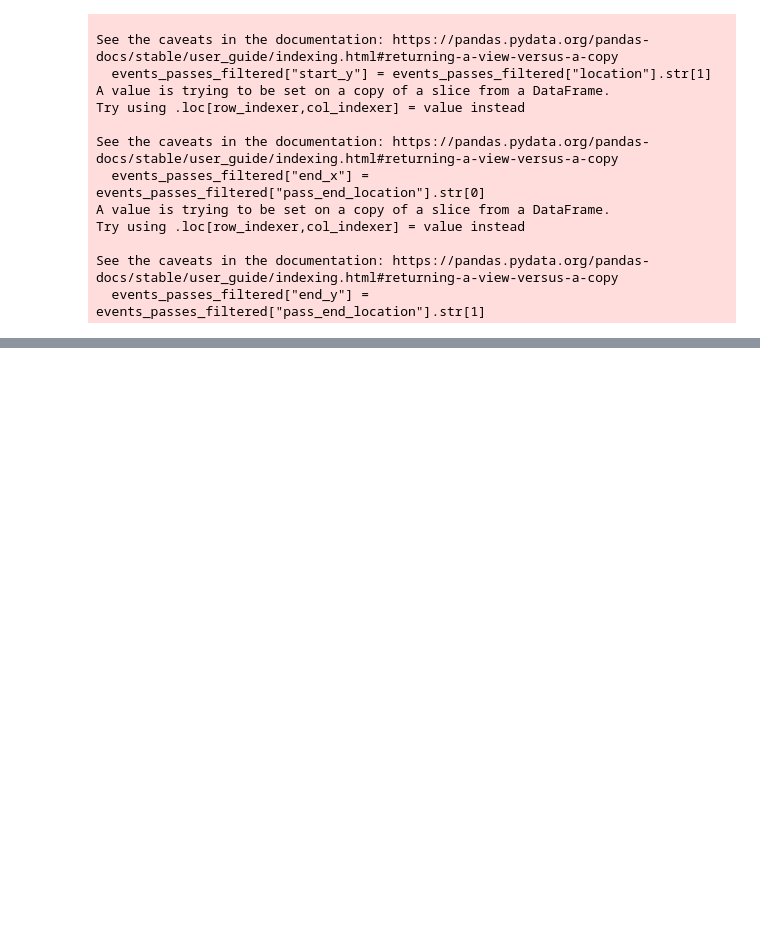
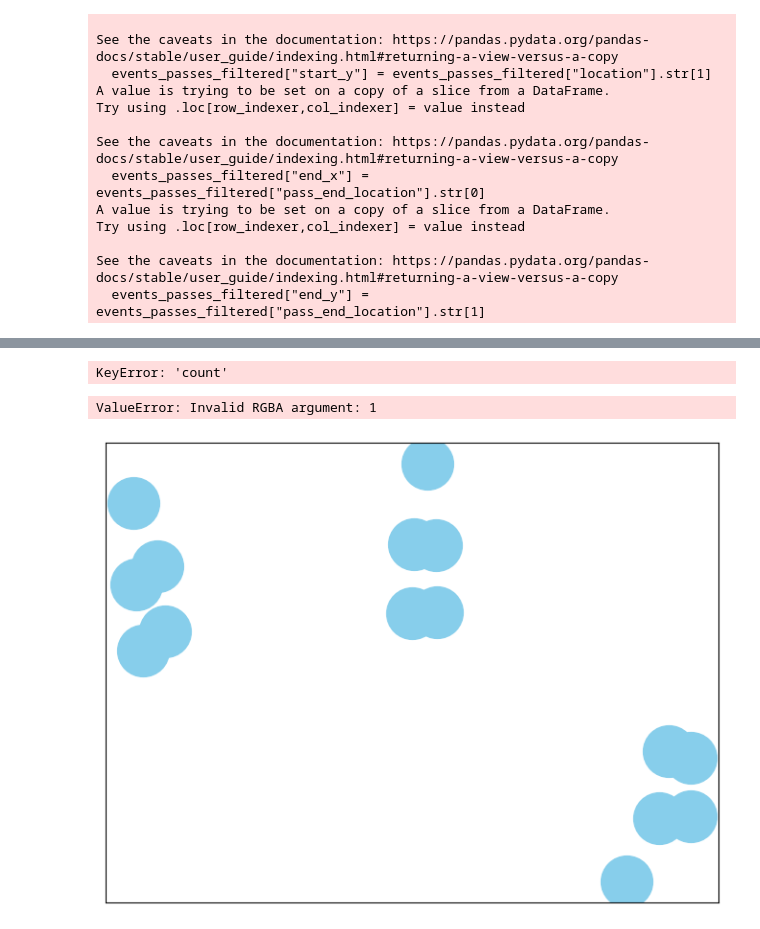
Before and after one commit to Morten-Tejlmand/5-semester, a Jupyter notebook: Fodbold/data.ipynb, the cells around one changed output, grey strips where cells are left out. Cells and saved outputs as stored; diff of their text form; code cells hidden in the pictures; blank space fills up the shorter version.

```diff
--- a/Fodbold/data.ipynb
+++ b/Fodbold/data.ipynb
@@ -42,3 +4,4 @@ season2
 # %%
-season = sb.matches(competition_id=11, season_id=90)
-season
+matches = sb.matches(competition_id=11, season_id=90)
+barca_home_matches = matches[matches["home_team"]=="Barcelona"]
+match_ids = barca_home_matches['match_id'].values.tolist()
@@ -248,0 +139,31 @@ print("Hello there")
+# %%
+import networkx as nx
+import matplotlib.pyplot as plt
+import pandas as pd
+
+# Assuming df has two columns: 'start_node' and 'end_node', and frequency as 'count'
+# Example dataframe creation for reference:
+# df = pd.DataFrame({'start_node': ['1.2', '2.3', '3.4'], 'end_node': ['2.3', '3.4', '4.5'], 'count': [3, 2, 5]})
+
+df['count'] = df['count'].fillna(1)  # Make sure there's a count column for edge weights
+
+# Create a graph from the edge list in the dataframe
+G = nx.from_pandas_edgelist(df, 'start_node', 'end_node', ['count'], create_using=nx.Graph())
+
+# Normalize the edge weights (for color scaling)
+norm = plt.Normalize(vmin=df['count'].min(), vmax=df['count'].max())
+edge_colors = plt.cm.hot(norm(df['count']))
+
+# Generate a position layout for your nodes (you can adjust this to your needs)
+pos = {node: (float(node.split('.')[1]), float(node.split('.')[0])) for node in G.nodes()}
+
+# Draw the graph with edges colored by their weights
+nx.draw(G, pos=pos, with_labels=True, node_color='skyblue', node_size=1000, edge_color=edge_colors, width=4)
+plt.show()
+# %% [output]
+KeyError: 'count'
+# %%
+nx.draw(G, with_labels=True, node_color='skyblue', node_size=1500, edge_color=df['count'], width=10.0, edge_cmap=plt.cm.Blues)
+# %% [output]
+ValueError: Invalid RGBA argument: 1
+[figure, added]
```
Also changed, not shown: parts of 19 cells of this notebook.
